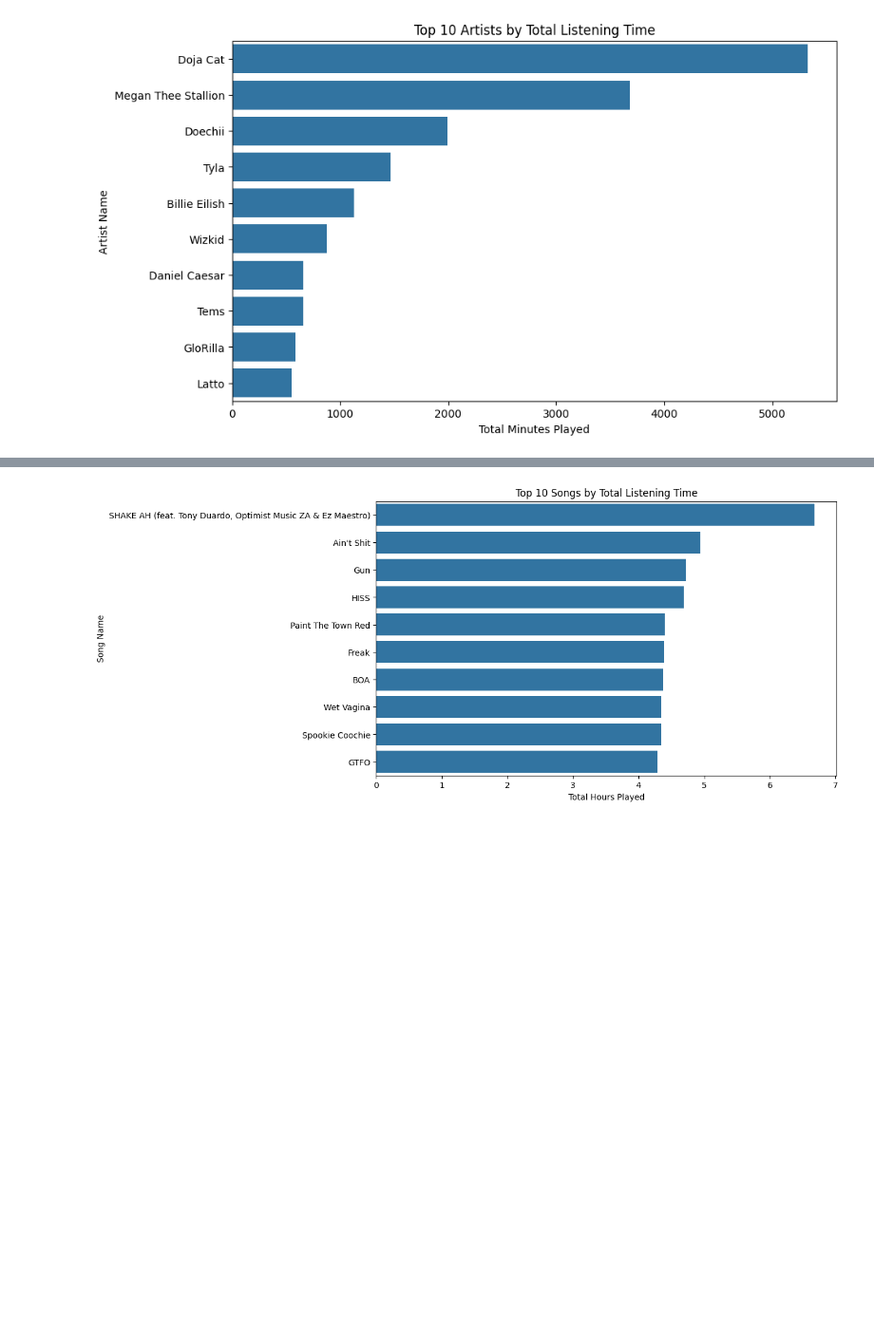
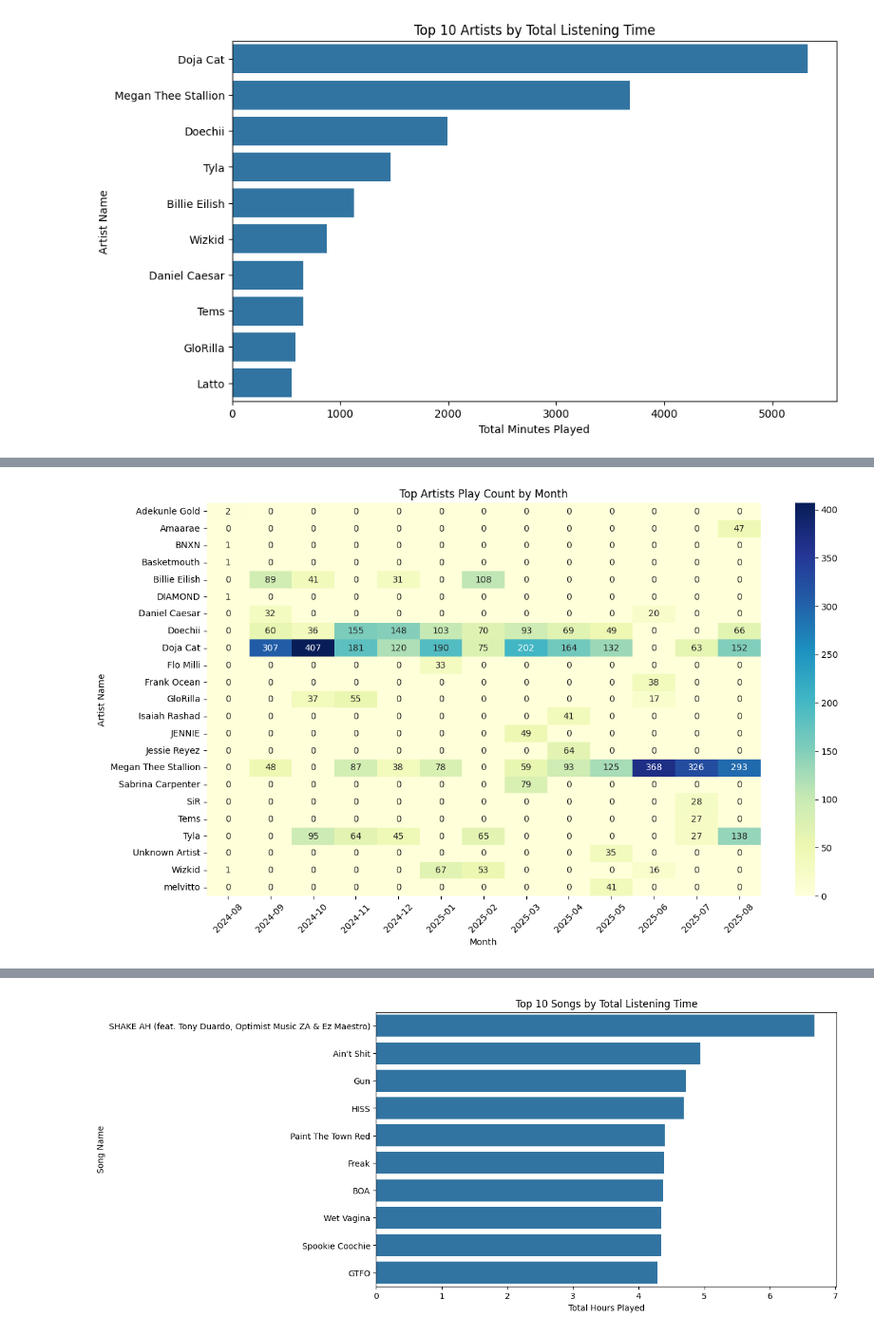
Before and after one commit to Makena-WB/Spotify-Wrapped, a Jupyter notebook: crunch.ipynb, the cells around one changed output, grey strips where cells are left out. Shown at 95% size. Drawn from its saved outputs; the diff is of its cells as text; code cells hidden in the pictures; blank space fills up the shorter version.

```diff
--- a/crunch.ipynb
+++ b/crunch.ipynb
@@ -183,0 +224,18 @@ print(df.columns)
+# %%
+# Pivot table: artists as rows, months as columns, count as values
+artist_month_pivot = top_artists_per_month.pivot_table(
+    index="artistName",
+    columns="month",
+    values="count",
+    fill_value=0
+)
+
+plt.figure(figsize=(14, 8))
+sns.heatmap(artist_month_pivot, annot=True, fmt=".0f", cmap="YlGnBu")
+plt.title("Top Artists Play Count by Month")
+plt.xlabel("Month")
+plt.ylabel("Artist Name")
+plt.xticks(rotation=45)
+plt.show()
+# %% [output]
+[figure, added]
```
Also changed, not shown: parts of 9 cells of this notebook, 1 other file.
